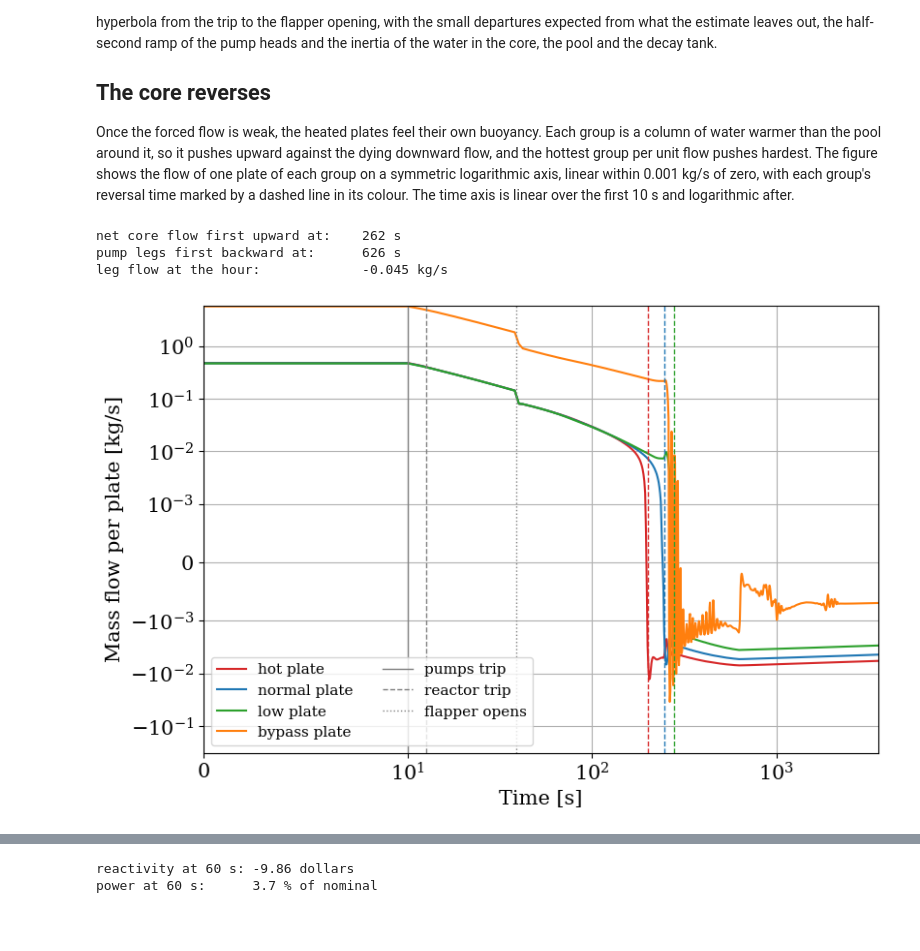
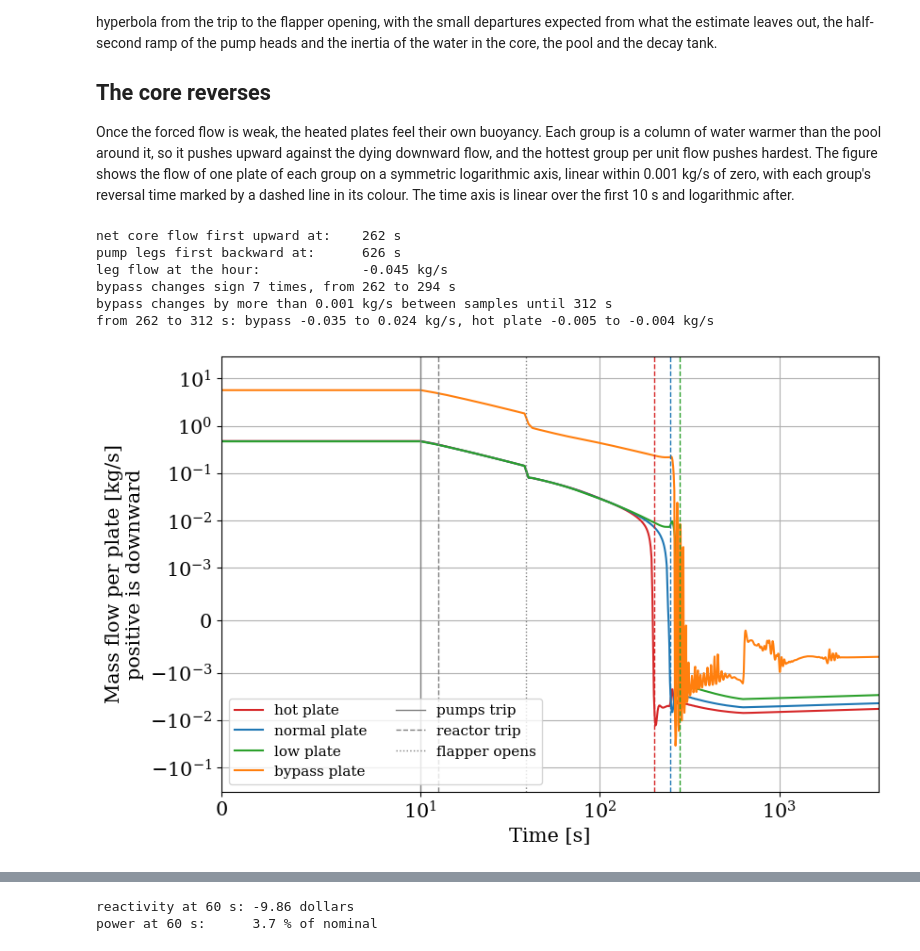
Before and after one commit to ramp-nuclear/STREAM, a Jupyter notebook: docs/source/LOFABothPumpsTrip.ipynb, the cells around one changed output, grey strips where cells are left out. Saved outputs shown, nothing was run; the diff lists cells and outputs as text; code cells hidden in the pictures; blank space fills up the shorter version.

```diff
--- a/docs/source/LOFABothPumpsTrip.ipynb
+++ b/docs/source/LOFABothPumpsTrip.ipynb
@@ -133,27 +143,37 @@ Once the forced flow is weak, the heated plates feel their own buoyancy. Each gr
 # %%
 colours = dict(zip(CORE, ["C3", "C0", "C2", "C1"]))
 reversals = {"hot": rec.t_rev_hot, "normal": rec.t_rev_normal, "low": rec.t_rev_low}
 t_core = df.t.iloc[np.flatnonzero(df.core.to_numpy() < 0)[0]]
 print(f"net core flow first upward at:    {t_core:.0f} s")
 print(f"pump legs first backward at:      {df.t.iloc[np.flatnonzero(df.riser.to_numpy() < 0)[0]]:.0f} s")
 print(f"leg flow at the hour:             {rec.final_leg_A:.3f} kg/s")
+flips = df.t.to_numpy()[1:][np.diff(np.sign(df.bypass.to_numpy())) != 0]
+steps = df.t.to_numpy()[1:][np.abs(np.diff(df.bypass.to_numpy())) > 1e-3]
+swing = df[(df.t >= flips[0]) & (df.t <= steps[-1])]
+print(f"bypass changes sign {len(flips)} times, from {flips[0]:.0f} to {flips[-1]:.0f} s")
+print(f"bypass changes by more than 0.001 kg/s between samples until {steps[-1]:.0f} s")
+print(f"from {flips[0]:.0f} to {steps[-1]:.0f} s: bypass {swing.bypass.min():.3f} to {swing.bypass.max():.3f} kg/s, hot plate {swing.hot.min():.3f} to {swing.hot.max():.3f} kg/s")
 fig, ax = plt.subplots(figsize=(9, 6))
 for k in CORE:
     ax.plot(df.t, df[k], color=colours[k], label=f"{k} plate")
 for k in HEATED:
     ax.axvline(reversals[k], color=colours[k], linewidth=1, linestyle="--")
 mark(ax)
 ax.set_yscale("symlog", linthresh=1e-3)
 ax.set_xscale("symlog", linthresh=10)
 ax.set_xlim(0, sol.time[-1])
 ax.set_xlabel("Time [s]")
-ax.set_ylabel("Mass flow per plate [kg/s]")
+ax.set_ylim(top=30)
+ax.set_ylabel("Mass flow per plate [kg/s]\npositive is downward")
 ax.legend(fontsize=11, ncol=2)
 ax.grid()
 plt.show()
 # %% [output]
 net core flow first upward at:    262 s
 pump legs first backward at:      626 s
 leg flow at the hour:             -0.045 kg/s
+bypass changes sign 7 times, from 262 to 294 s
+bypass changes by more than 0.001 kg/s between samples until 312 s
+from 262 to 312 s: bypass -0.035 to 0.024 kg/s, hot plate -0.005 to -0.004 kg/s
-[figure, old version]
+[figure, new version]
 # %% [markdown]
```
Also changed, not shown: parts of 3 cells of this notebook.
